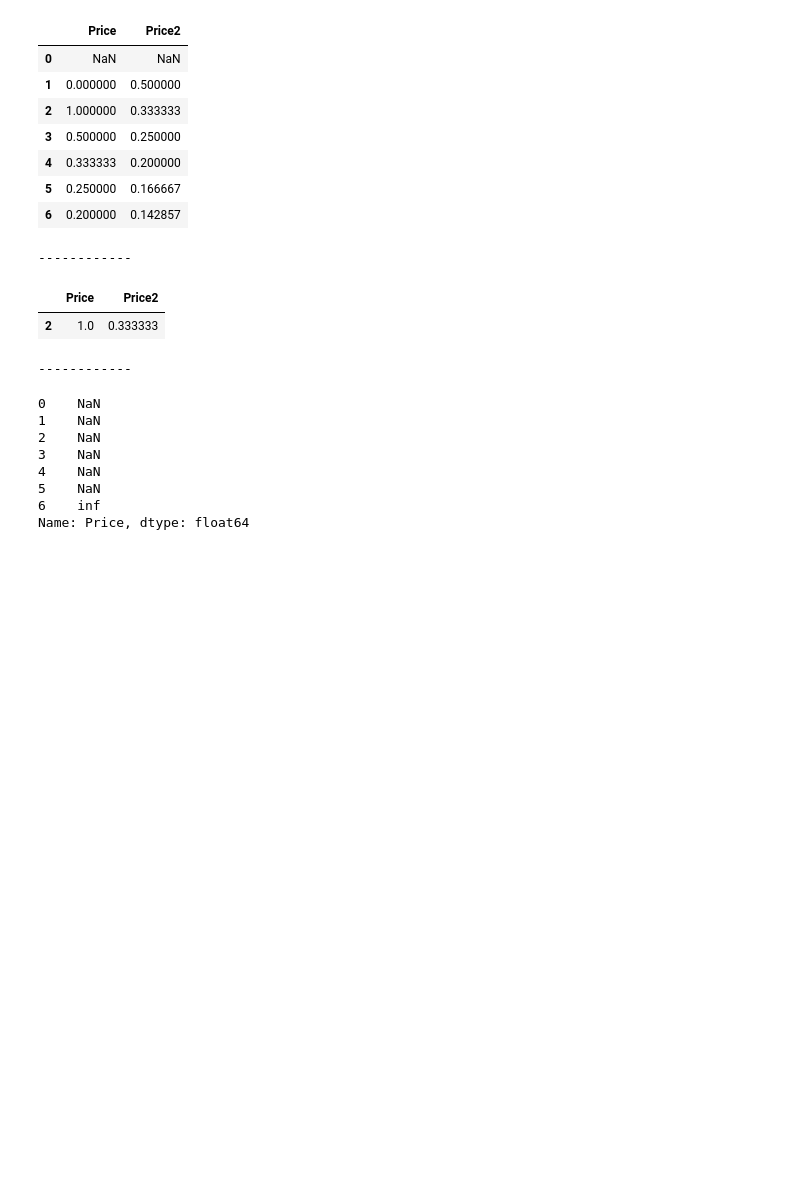
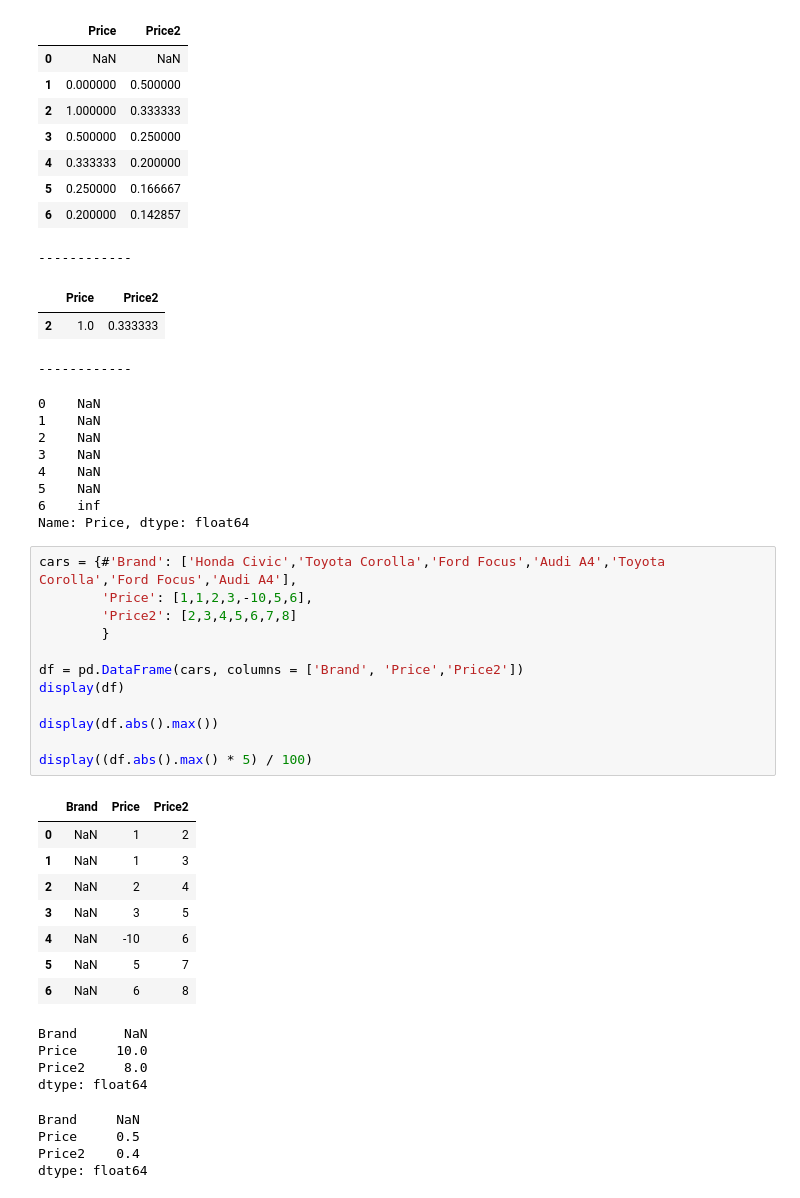
Before and after one commit to Mymoza/BeatPD-CLSP-JHU, a Jupyter notebook: analyze_data.ipynb, the cells around one changed output. Cells and saved outputs as stored; diff of their text form; blank space fills up the shorter version.

```diff
--- a/analyze_data.ipynb
+++ b/analyze_data.ipynb
@@ -966,3 +1098,32 @@ display(df['Price'].pct_change(periods=5))
 5    NaN
 6    inf
 Name: Price, dtype: float64
+# %%
+cars = {#'Brand': ['Honda Civic','Toyota Corolla','Ford Focus','Audi A4','Toyota Corolla','Ford Focus','Audi A4'],
+        'Price': [1,1,2,3,-10,5,6],
+        'Price2': [2,3,4,5,6,7,8]
+        }
+
+df = pd.DataFrame(cars, columns = ['Brand', 'Price','Price2'])
+display(df)
+
+display(df.abs().max())
+
+display((df.abs().max() * 5) / 100)
+# %% [output]
+|  | Brand | Price | Price2 |
+| 0 | NaN | 1 | 2 |
+| 1 | NaN | 1 | 3 |
+| 2 | NaN | 2 | 4 |
+| 3 | NaN | 3 | 5 |
+| 4 | NaN | -10 | 6 |
+| 5 | NaN | 5 | 7 |
+| 6 | NaN | 6 | 8 |
+Brand      NaN
+Price     10.0
+Price2     8.0
+dtype: float64
+Brand     NaN
+Price     0.5
+Price2    0.4
+dtype: float64
```
Also changed, not shown: parts of 8 cells of this notebook.
